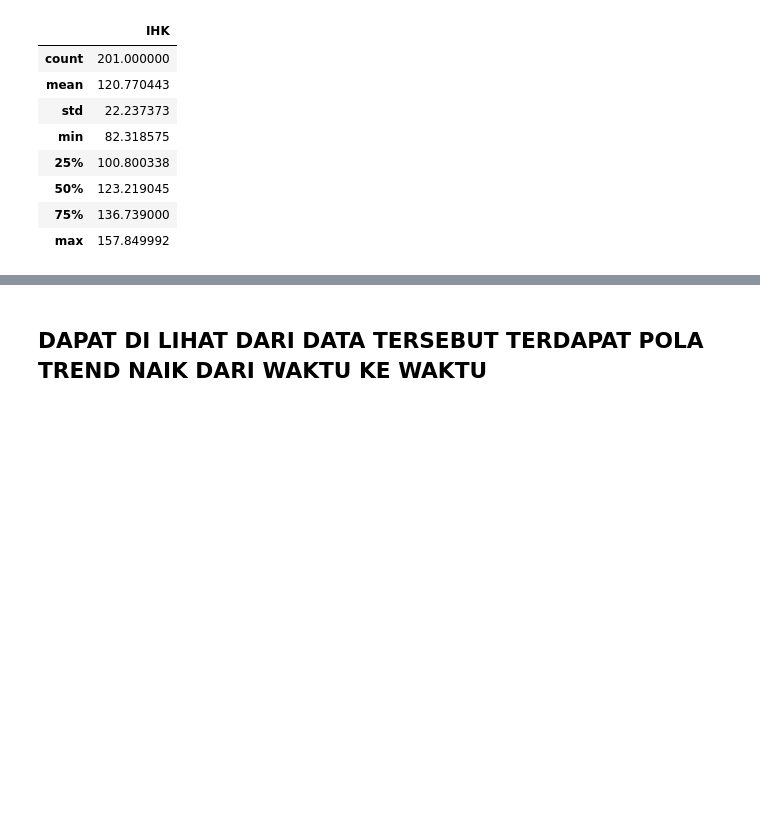
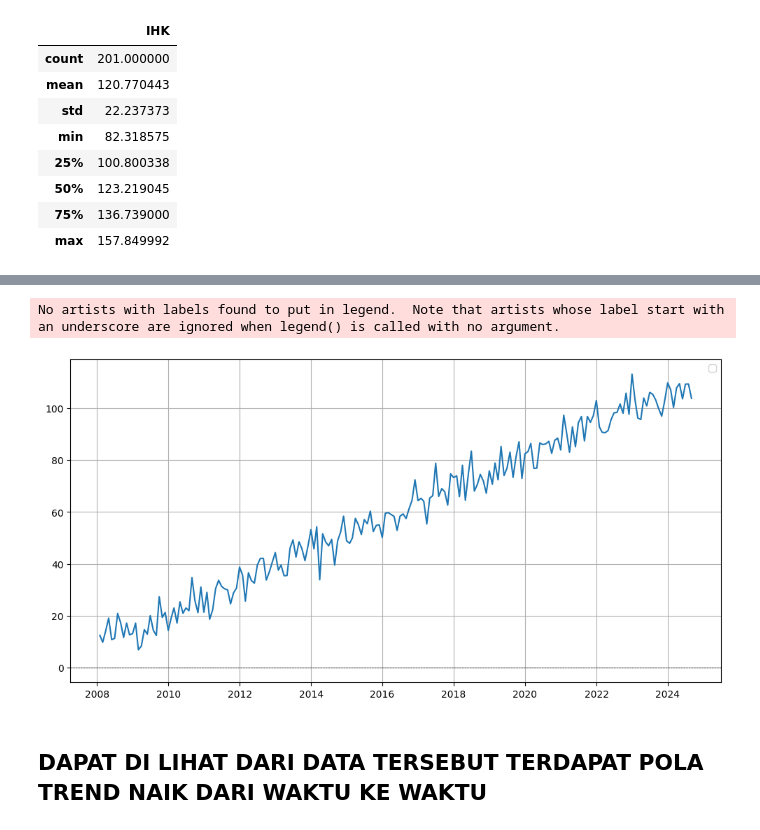
Before and after one commit to 18103680/projek-magang, a Jupyter notebook: main.ipynb, the cells around one changed output, grey strips where cells are left out. Cells and saved outputs as stored; diff of their text form; code cells hidden in the pictures; blank space fills up the shorter version.

```diff
--- a/main.ipynb
+++ b/main.ipynb
@@ -65,3 +85,15 @@ df.describe()
+# %%
+# df['Rolling_Mean'] = df['IHK'].rolling(window=3).mean() ##
+# plt.plot(df['Rolling_Mean'])
+plt.figure(figsize=(12, 6))
+plt.plot(df.index,df['IHK'])
+plt.axhline(0, color='black', linewidth=0.5, linestyle='--')
+plt.legend()
+plt.grid()
+plt.show()
+# %% [output]
+No artists with labels found to put in legend.  Note that artists whose label start with an underscore are ignored when legend() is called with no argument.
+[figure, added]
 # %% [markdown]
 ## DAPAT DI LIHAT DARI DATA TERSEBUT TERDAPAT POLA TREND NAIK DARI WAKTU KE WAKTU
 # %% [markdown]
```
Also changed, not shown: parts of 10 cells of this notebook.
